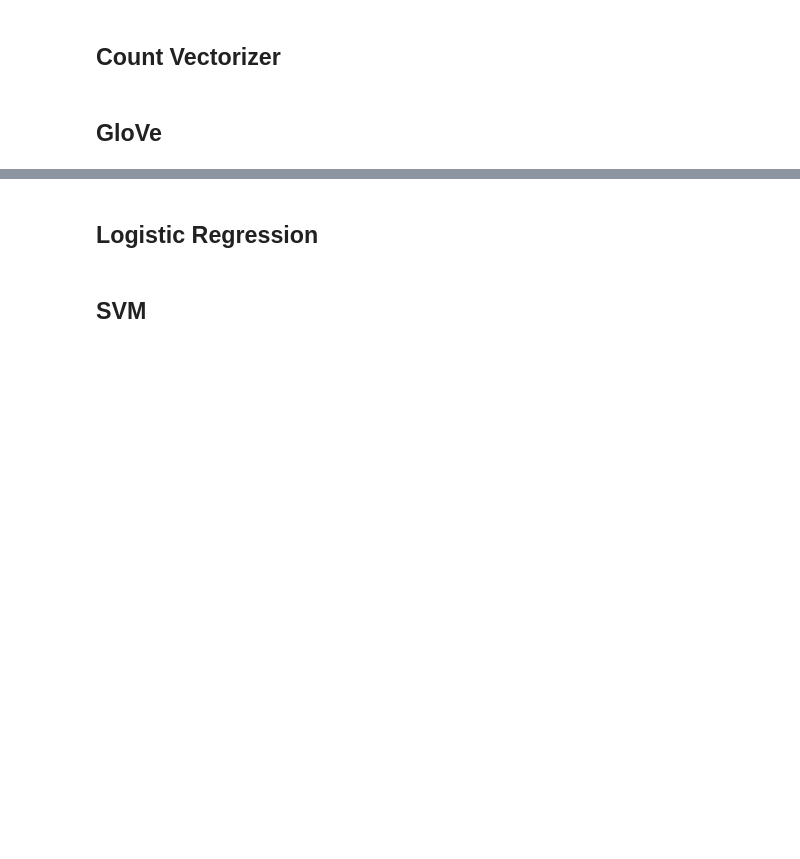
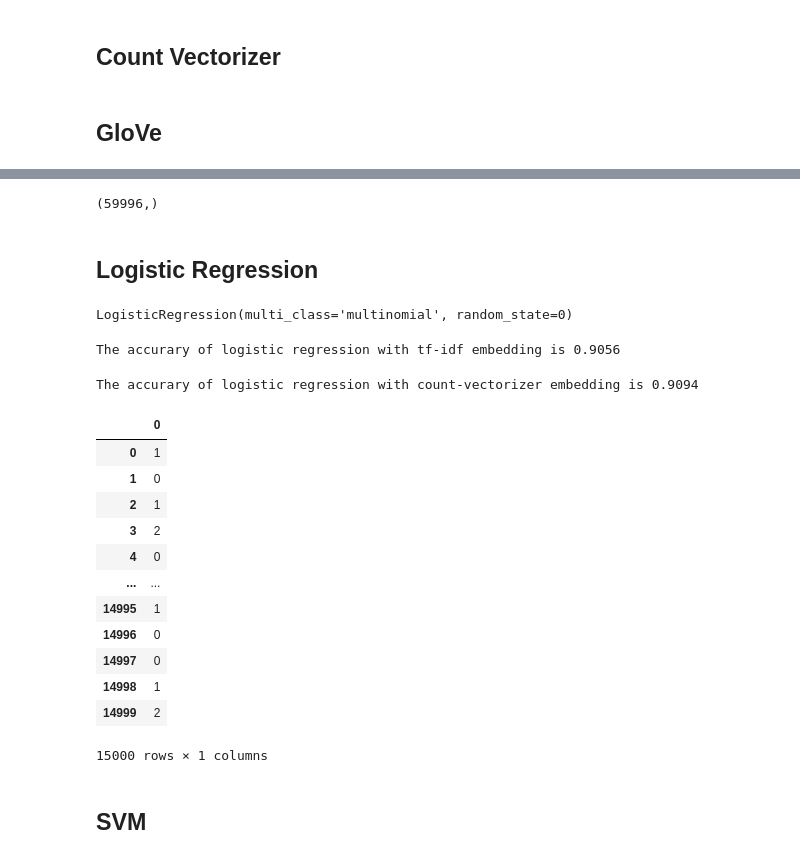
Before and after one commit to Micropot/big_data, a Jupyter notebook: twitter-nlp.ipynb, the cells around one changed output, grey strips where cells are left out. Cells and saved outputs as stored; diff of their text form; code cells hidden in the pictures; blank space fills up the shorter version.

```diff
--- a/twitter-nlp.ipynb
+++ b/twitter-nlp.ipynb
@@ -61,6 +59,6 @@ ModuleNotFoundError: No module named 'xgboost'
 # %%
-test_df = pd.read_csv('/kaggle/input/twitter-entity-sentiment-analysis/twitter_validation.csv', header=None)
-train_df = pd.read_csv('/kaggle/input/twitter-entity-sentiment-analysis/twitter_training.csv', header=None)
+test_df = pd.read_csv('./kaggle/input/twitter-entity-sentiment-analysis/twitter_validation.csv', header=None)
+train_df = pd.read_csv('./kaggle/input/twitter-entity-sentiment-analysis/twitter_training.csv', header=None)
 test_df.reset_index(drop=True,inplace=True)
 train_df.reset_index(drop=True,inplace=True)
 df = pd.concat([train_df,test_df], axis=0)
@@ -143,20 +167,43 @@ train_glove.shape
 # %%
 X_train.shape
+# %% [output]
+(59996,)
 # %% [markdown]
 ## Logistic Regression
 # %%
 clf = LogisticRegression(random_state=0, multi_class='multinomial')
 clf.fit(xtrain_tfv, y_train)
+# %% [output]
+LogisticRegression(multi_class='multinomial', random_state=0)
 # %%
 val_pred = clf.predict(xvalid_tfv)
 print("The accurary of logistic regression with tf-idf embedding is",accuracy_score(list(y_test), val_pred))
+# %% [output]
+The accurary of logistic regression with tf-idf embedding is 0.9056
 # %%
 clf = LogisticRegression(random_state=0, multi_class='multinomial')
 clf.fit(xtrain_ctv, y_train)
 val_pred = clf.predict(xvalid_ctv)
 print("The accurary of logistic regression with count-vectorizer embedding is",accuracy_score(list(y_test), val_pred))
+# %% [output]
+The accurary of logistic regression with count-vectorizer embedding is 0.9094
 # %%
 predict=pd.DataFrame(val_pred)
+predict
+# %% [output]
+|  | 0 |
+| 0 | 1 |
+| 1 | 0 |
+| 2 | 1 |
+| 3 | 2 |
+| 4 | 0 |
+| ... | ... |
+| 14995 | 1 |
+| 14996 | 0 |
+| 14997 | 0 |
+| 14998 | 1 |
+| 14999 | 2 |
+15000 rows × 1 columns
 # %%
 predict_file=predict.to_csv("submission.csv", index=False)
 # %% [markdown]
```
Also changed, not shown: parts of 6 cells of this notebook, 1 other file.
